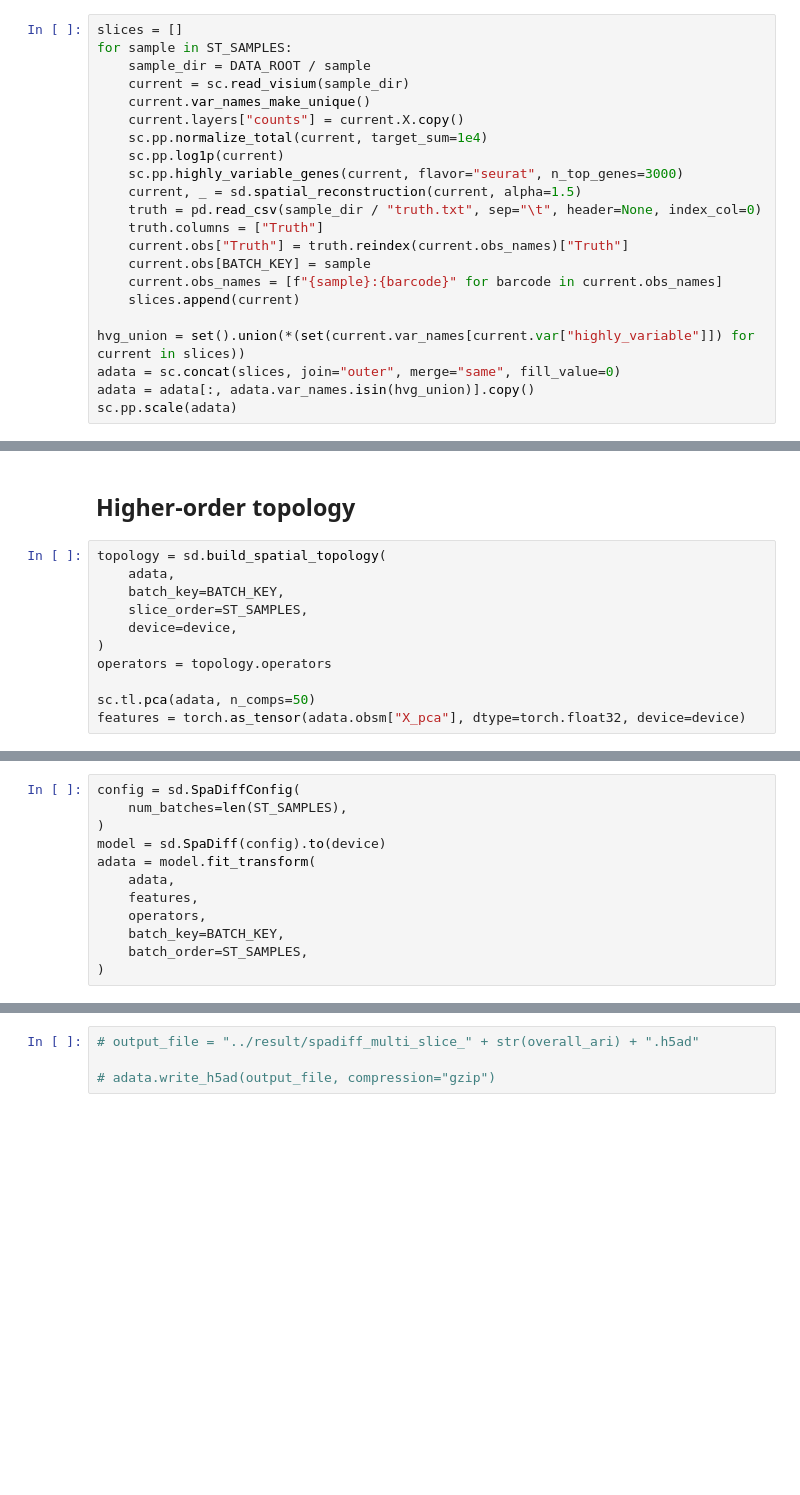
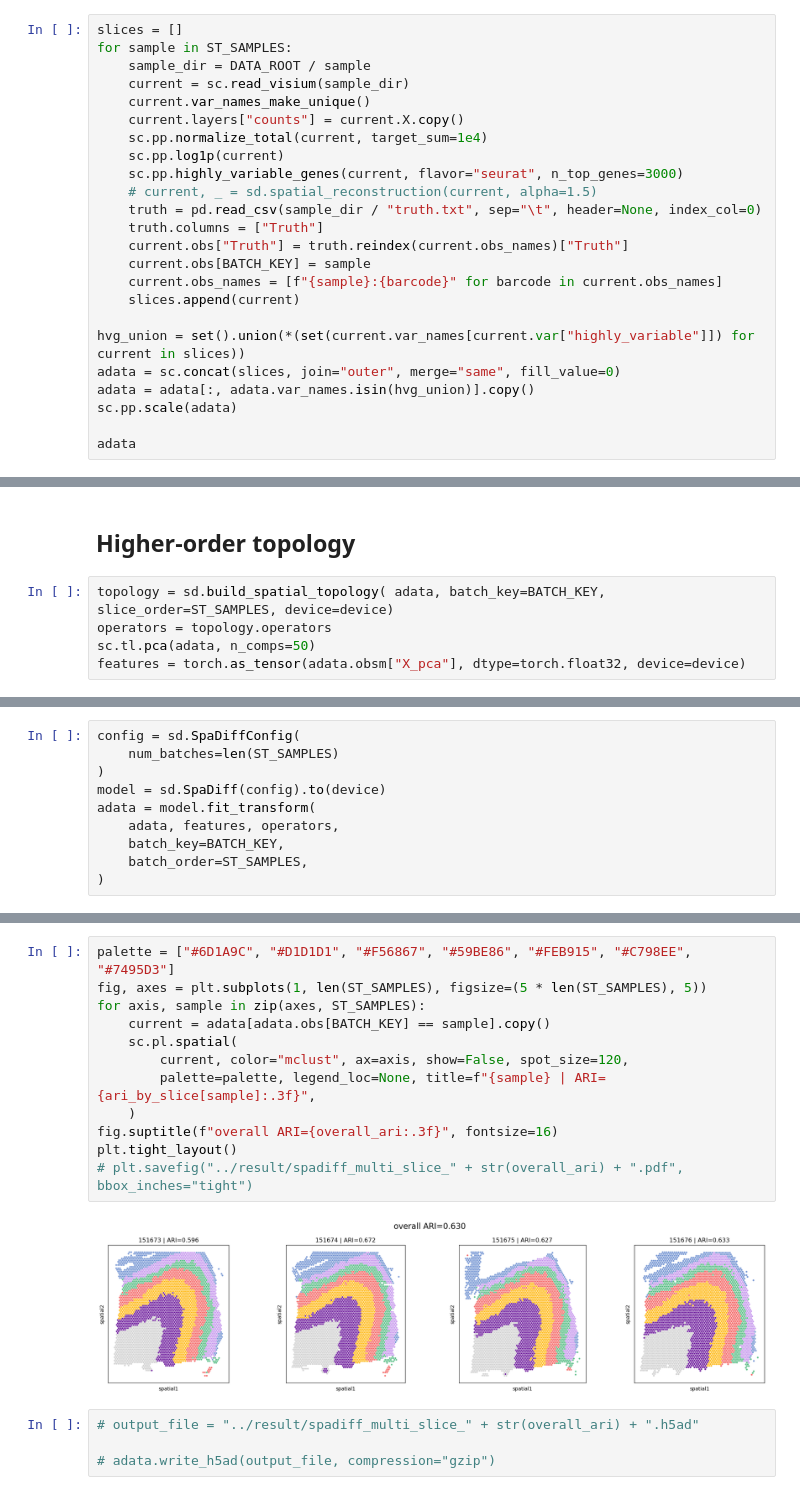
Before and after one commit to xy-geng/SpaDiff, a Jupyter notebook: docs/source/tutorial/01_DLPFC/1-DLPFC_multi_slice.ipynb, the cells around one changed output, grey strips where cells are left out. Drawn from its saved outputs; the diff is of its cells as text; blank space fills up the shorter version.

```diff
--- a/docs/source/tutorial/01_DLPFC/1-DLPFC_multi_slice.ipynb
+++ b/docs/source/tutorial/01_DLPFC/1-DLPFC_multi_slice.ipynb
@@ -46,7 +44,7 @@ for sample in ST_SAMPLES:
     sc.pp.normalize_total(current, target_sum=1e4)
     sc.pp.log1p(current)
     sc.pp.highly_variable_genes(current, flavor="seurat", n_top_genes=3000)
-    current, _ = sd.spatial_reconstruction(current, alpha=1.5)
+    # current, _ = sd.spatial_reconstruction(current, alpha=1.5)
     truth = pd.read_csv(sample_dir / "truth.txt", sep="\t", header=None, index_col=0)
     truth.columns = ["Truth"]
     current.obs["Truth"] = truth.reindex(current.obs_names)["Truth"]
@@ -58,3 +56,5 @@ hvg_union = set().union(*(set(current.var_names[current.var["highly_variable"]])
 adata = sc.concat(slices, join="outer", merge="same", fill_value=0)
 adata = adata[:, adata.var_names.isin(hvg_union)].copy()
 sc.pp.scale(adata)
+
+adata
@@ -61,13 +67,7 @@ sc.pp.scale(adata)
 # %% [markdown]
 ## Higher-order topology
 # %%
-topology = sd.build_spatial_topology(
-    adata,
-    batch_key=BATCH_KEY,
-    slice_order=ST_SAMPLES,
-    device=device,
-)
+topology = sd.build_spatial_topology( adata, batch_key=BATCH_KEY, slice_order=ST_SAMPLES, device=device)
 operators = topology.operators
-
 sc.tl.pca(adata, n_comps=50)
 features = torch.as_tensor(adata.obsm["X_pca"], dtype=torch.float32, device=device)
@@ -76,12 +81,10 @@ features = torch.as_tensor(adata.obsm["X_pca"], dtype=torch.float32, device=devi
 # %%
 config = sd.SpaDiffConfig(
-    num_batches=len(ST_SAMPLES),
+    num_batches=len(ST_SAMPLES)
 )
 model = sd.SpaDiff(config).to(device)
 adata = model.fit_transform(
-    adata,
-    features,
-    operators,
+    adata, features, operators,
     batch_key=BATCH_KEY,
     batch_order=ST_SAMPLES,
 )
@@ -122,3 +120,17 @@ plt.tight_layout()
+# %%
+palette = ["#6D1A9C", "#D1D1D1", "#F56867", "#59BE86", "#FEB915", "#C798EE", "#7495D3"]
+fig, axes = plt.subplots(1, len(ST_SAMPLES), figsize=(5 * len(ST_SAMPLES), 5))
+for axis, sample in zip(axes, ST_SAMPLES):
+    current = adata[adata.obs[BATCH_KEY] == sample].copy()
+    sc.pl.spatial(
+        current, color="mclust", ax=axis, show=False, spot_size=120,
+        palette=palette, legend_loc=None, title=f"{sample} | ARI={ari_by_slice[sample]:.3f}",
+    )
+fig.suptitle(f"overall ARI={overall_ari:.3f}", fontsize=16)
+plt.tight_layout()
+# plt.savefig("../result/spadiff_multi_slice_" + str(overall_ari) + ".pdf", bbox_inches="tight")
+# %% [output]
+[figure, added]
 # %%
 # output_file = "../result/spadiff_multi_slice_" + str(overall_ari) + ".h5ad"
 
```
Also changed, not shown: parts of 9 cells of this notebook, 9 other files.
